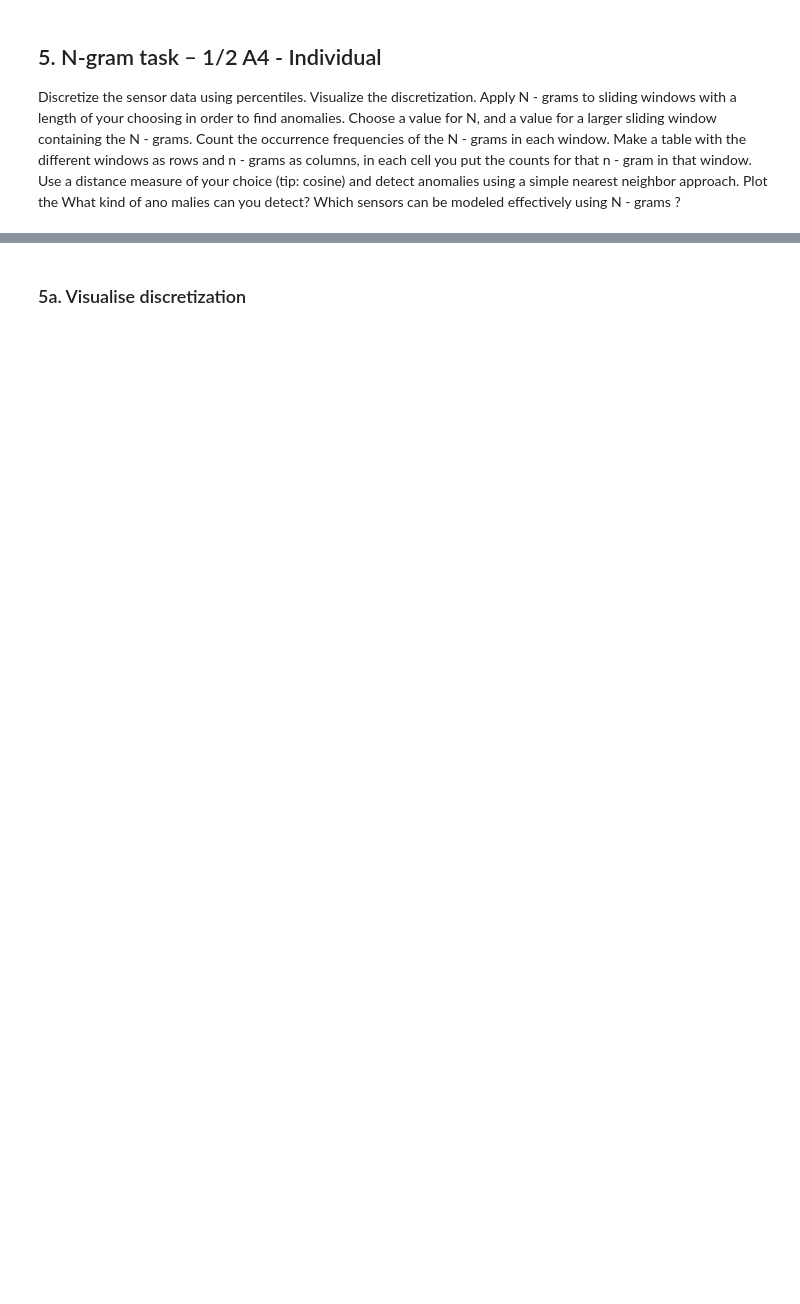
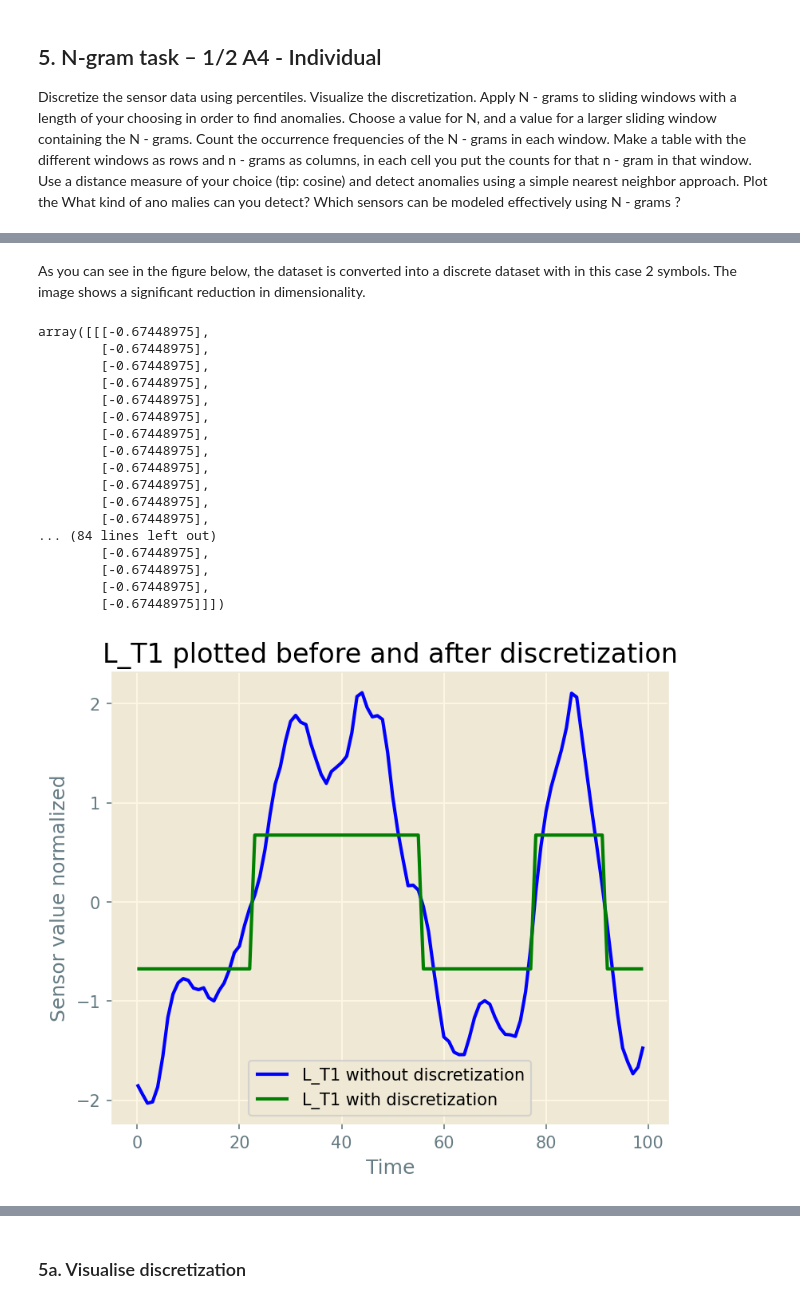
Before and after one commit to mennobo/cda_2_3_4, a Jupyter notebook: Lab2.ipynb, the cells around one changed output, grey strips where cells are left out. Saved outputs shown, nothing was run; the diff lists cells and outputs as text; code cells hidden in the pictures; blank space fills up the shorter version.

```diff
--- a/Lab2.ipynb
+++ b/Lab2.ipynb
@@ -1133,0 +1212,38 @@ ModuleNotFoundError: No module named 'nltk'
+# %% [markdown]
+As you can see in the figure below, the dataset is converted into a discrete dataset with in this case 2 symbols. The image shows a significant reduction in dimensionality.
+# %%
+dataset = new_df['L_T1'].head(100)
+scaler = TimeSeriesScalerMeanVariance(mu=0., std=np.std(dataset))  # Rescale time series
+transformed_dataset = scaler.fit_transform(dataset)
+
+# SAX transform
+sax = SymbolicAggregateApproximation(n_segments=100, alphabet_size_avg=2)
+sax_dataset_inv = sax.inverse_transform(sax.fit_transform(transformed_dataset))
+
+# add values
+y1 = dataset.values - dataset.values.mean()
+plt.title("L_T1 plotted before and after discretization")
+plt.plot(y1, color='b', label='L_T1 without discretization')
+plt.plot(sax_dataset_inv[0], color='g', label='L_T1 with discretization')
+plt.xlabel('Time')
+plt.ylabel('Sensor value normalized')
+plt.legend()
+# %% [output]
+array([[[-0.67448975],
+        [-0.67448975],
+        [-0.67448975],
+        [-0.67448975],
+        [-0.67448975],
+        [-0.67448975],
+        [-0.67448975],
+        [-0.67448975],
+        [-0.67448975],
+        [-0.67448975],
+        [-0.67448975],
+        [-0.67448975],
+... (84 lines left out)
+        [-0.67448975],
+        [-0.67448975],
+        [-0.67448975],
+        [-0.67448975]]])
+[figure, added]
```
Also changed, not shown: parts of 11 cells of this notebook, 1 other file.
